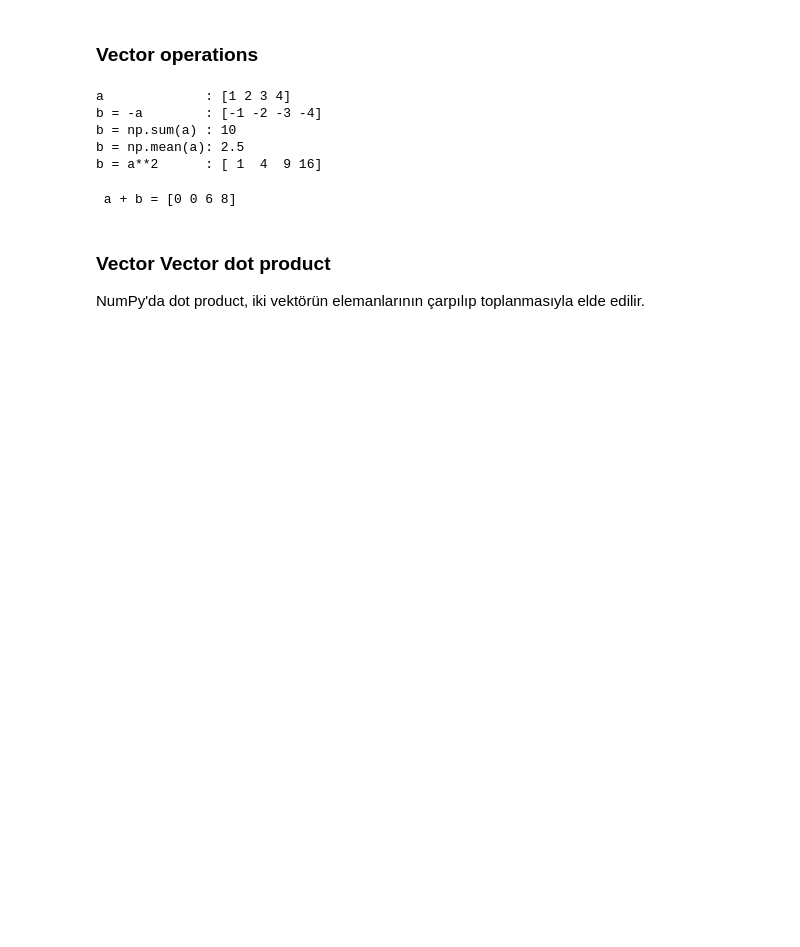
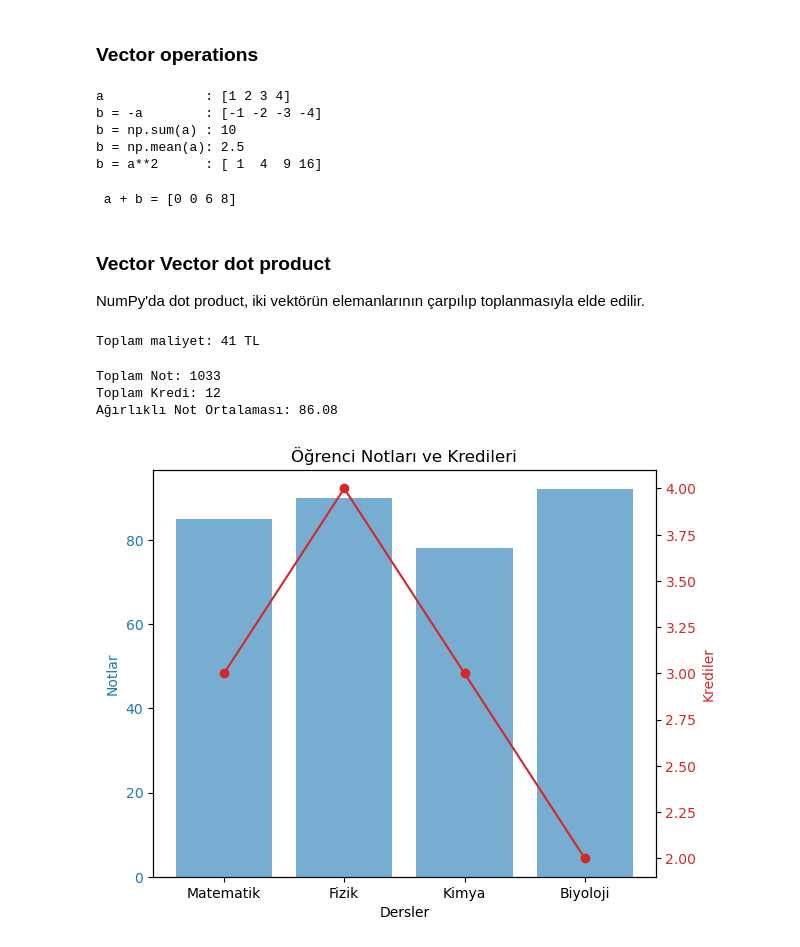
Before and after one commit to ayzezzz/machine-learning-journey, a Jupyter notebook: ml_01.ipynb, the cells around one changed output. Drawn from its saved outputs; the diff is of its cells as text; code cells hidden in the pictures; blank space fills up the shorter version.

```diff
--- a/ml_01.ipynb
+++ b/ml_01.ipynb
@@ -93,3 +94,54 @@ print(f" a + b = {a + b}")
 # %% [markdown]
 ### Vector Vector dot product
 NumPy'da dot product, iki vektörün elemanlarının çarpılıp toplanmasıyla elde edilir.
+# %%
+# Miktar ve fiyat vektörlerini tanımlayalım.
+miktar = np.array([3, 2, 4])
+fiyat = np.array([5, 7, 3])
+
+# NumPy ile dot çarpımı kullanarak toplam maliyeti hesaplayalım
+toplam_maliyet = np.dot(miktar, fiyat)
+print(f"Toplam maliyet: {toplam_maliyet} TL")
+# %% [output]
+Toplam maliyet: 41 TL
+# %%
+# Öğrenci notlarını ve kredi değerlerini tanımlayalım.
+notlar = np.array([85, 90, 78, 92])
+krediler = np.array([3, 4, 3, 2])
+
+# Toplam notu hesaplamak için dot çarpımını kullanıyoruz.
+toplam_not = np.dot(notlar, krediler)
+toplam_kredi = np.sum(krediler)
+
+ortalama_not = toplam_not / toplam_kredi
+
+print(f"Toplam Not: {toplam_not}")
+print(f"Toplam Kredi: {toplam_kredi}")
+print(f"Ağırlıklı Not Ortalaması: {ortalama_not:.2f}")
+# %% [output]
+Toplam Not: 1033
+Toplam Kredi: 12
+Ağırlıklı Not Ortalaması: 86.08
+# %%
+dersler = ['Matematik', 'Fizik', 'Kimya', 'Biyoloji']
+
+# Notlar ve krediler ile çubuk grafik oluşturma.
+fig, ax1 = plt.subplots()
+
+color = 'tab:blue'
+ax1.set_xlabel('Dersler')
+ax1.set_ylabel('Notlar', color=color)
+ax1.bar(dersler, notlar, color=color, alpha=0.6, label='Notlar')
+ax1.tick_params(axis='y', labelcolor=color)
+
+ax2 = ax1.twinx()  # Kredi için aynı x eksenini kullan
+color = 'tab:red'
+ax2.set_ylabel('Krediler', color=color)
+ax2.plot(dersler, krediler, color=color, marker='o', label='Krediler')
+ax2.tick_params(axis='y', labelcolor=color)
+
+fig.tight_layout()
+plt.title('Öğrenci Notları ve Kredileri')
+plt.show()
+# %% [output]
+[figure, added]
```
Also changed, not shown: parts of 1 cell of this notebook, 1 other file.
